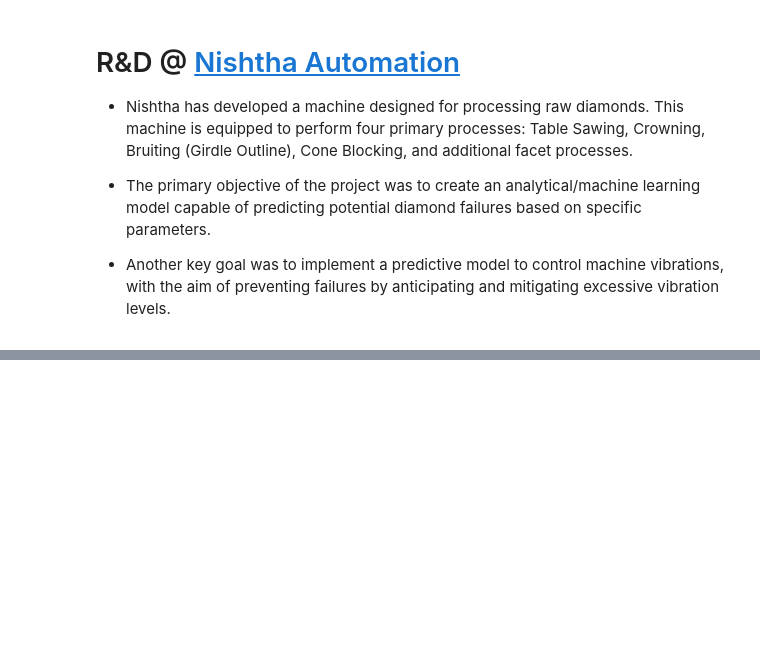
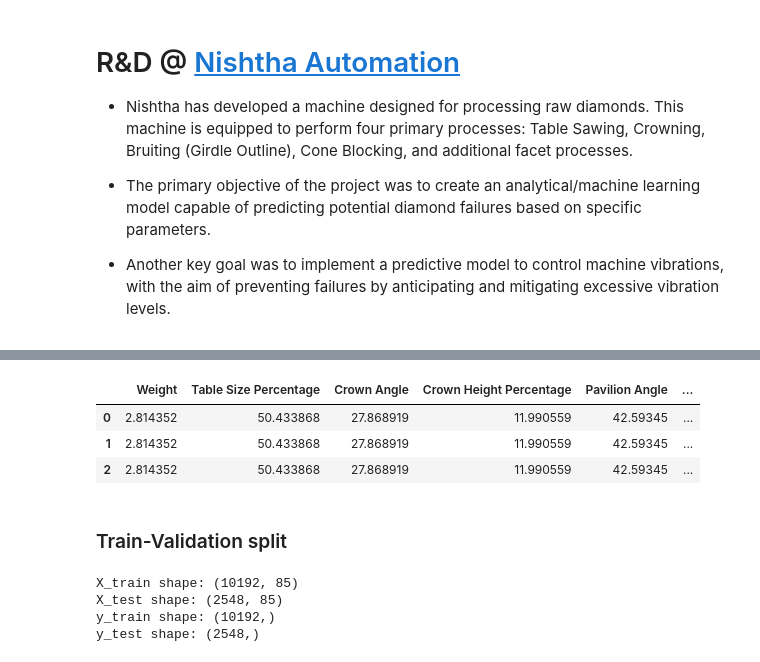
Before and after one commit to pragneshrana/WorkSample, a Jupyter notebook: AutomationControl.ipynb, the cells around one changed output, grey strips where cells are left out. Drawn from its saved outputs; the diff is of its cells as text; code cells hidden in the pictures; blank space fills up the shorter version.

```diff
--- a/AutomationControl.ipynb
+++ b/AutomationControl.ipynb
@@ -109,0 +266,15 @@ diamond_data.head()
+# %%
+import pandas as pd
+
+# Assuming 'df' is your DataFrame
+# Convert categorical columns to one-hot encoding
+df = pd.get_dummies(df, columns=['Cut', 'Color', 'Clarity', 'Shape', 'Purity', 'Type', 'Impurity Type',
+                                  'Machining Process', 'Coolant Type', 'Emery Vendor', 'Impurity Detected',
+                                 'Hardness', 'Impurity Location', 'Coolant Utilization', 'Tool Change'])
+
+# Extract features from Timestamp
+df['Hour'] = pd.to_datetime(df['TimeStamp']).dt.hour
+df['DayOfWeek'] = pd.to_datetime(df['TimeStamp']).dt.dayofweek
+
+# # Drop unnecessary columns
+df = df.drop(['TimeStamp'], axis=1)
@@ -109,0 +294,7 @@ diamond_data.head()
+# %%
+# Identify categorical columns with all numeric values
+categorical_columns = df.select_dtypes(include=['object']).columns
+numeric_categorical_columns = [col for col in categorical_columns if pd.to_numeric(df[col], errors='coerce').notna().all()]
+
+# Convert identified columns to float
+df[numeric_categorical_columns] = df[numeric_categorical_columns].apply(pd.to_numeric, errors='ignore')
@@ -109,0 +310,11 @@ diamond_data.head()
+# %%
+df = df.drop_duplicates()
+# %%
+df_req = df.drop(columns=['Failure Occurred'])
+# %%
+df_req.head(3)
+# %% [output]
+|  | Weight | Table Size Percentage | Crown Angle | Crown Height Percentage | Pavilion Angle | ... |
+| 0 | 2.814352 | 50.433868 | 27.868919 | 11.990559 | 42.59345 | ... |
+| 1 | 2.814352 | 50.433868 | 27.868919 | 11.990559 | 42.59345 | ... |
+| 2 | 2.814352 | 50.433868 | 27.868919 | 11.990559 | 42.59345 | ... |
@@ -109,0 +328,18 @@ diamond_data.head()
+# %% [markdown]
+### Train-Validation split
+# %%
+from sklearn.model_selection import train_test_split
+
+# Split the data into training and testing sets (80% train, 20% test)
+X_train, X_test, y_train, y_test = train_test_split(X, y, test_size=0.2, random_state=42)
+
+# Check the shapes of the resulting sets
+print("X_train shape:", X_train.shape)
+print("X_test shape:", X_test.shape)
+print("y_train shape:", y_train.shape)
+print("y_test shape:", y_test.shape)
+# %% [output]
+X_train shape: (10192, 85)
+X_test shape: (2548, 85)
+y_train shape: (10192,)
+y_test shape: (2548,)
```
Also changed, not shown: parts of 46 cells of this notebook.
